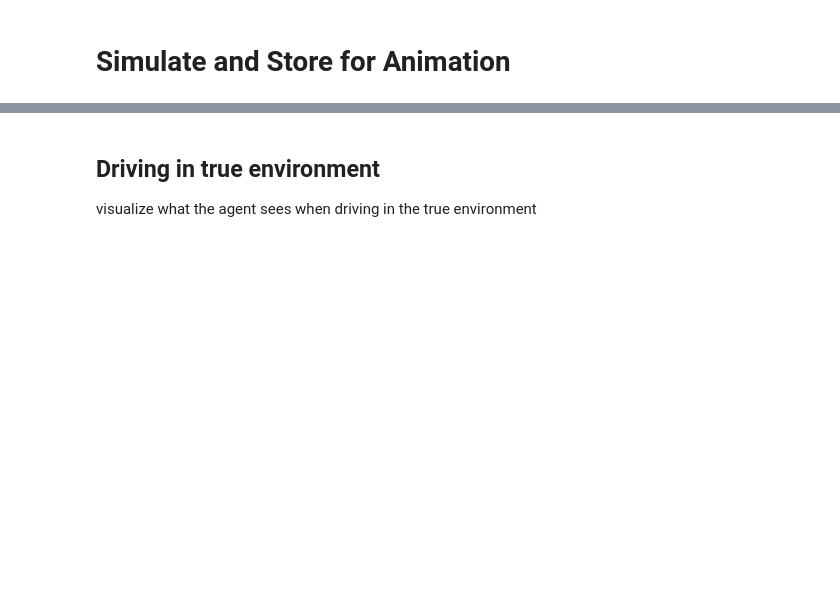
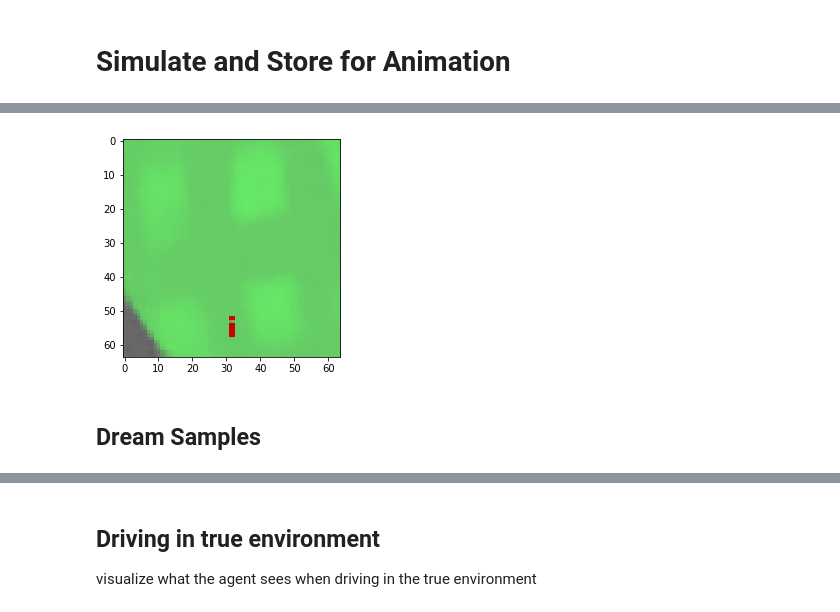
Before and after one commit to zacwellmer/WorldModels, a Jupyter notebook: WorldModels/visualizations.ipynb, the cells around one changed output, grey strips where cells are left out. Cells and saved outputs as stored; diff of their text form; code cells hidden in the pictures; blank space fills up the shorter version.

```diff
--- a/WorldModels/visualizations.ipynb
+++ b/WorldModels/visualizations.ipynb
@@ -105,0 +308,4 @@ def sim(c, env, vae, is_true_env=False):
+# %%
+vae = CVAE(args)
+
+vae.set_weights(tf.keras.models.load_model(model_path_name, compile=False).get_weights())
@@ -105,0 +337,4 @@ def sim(c, env, vae, is_true_env=False):
+# %%
+batch_z = vae.encode(frame)
+print(batch_z[0]) # print out sampled z
+reconstruct = vae.decode(batch_z)
@@ -105,0 +346,9 @@ def sim(c, env, vae, is_true_env=False):
+# %%
+%matplotlib inline
+# show reconstruction
+plt.imshow(reconstruct[0])
+plt.show()
+# %% [output]
+[figure, added]
+# %% [markdown]
+## Dream Samples
```
Also changed, not shown: parts of 40 cells of this notebook, 53 other files.
